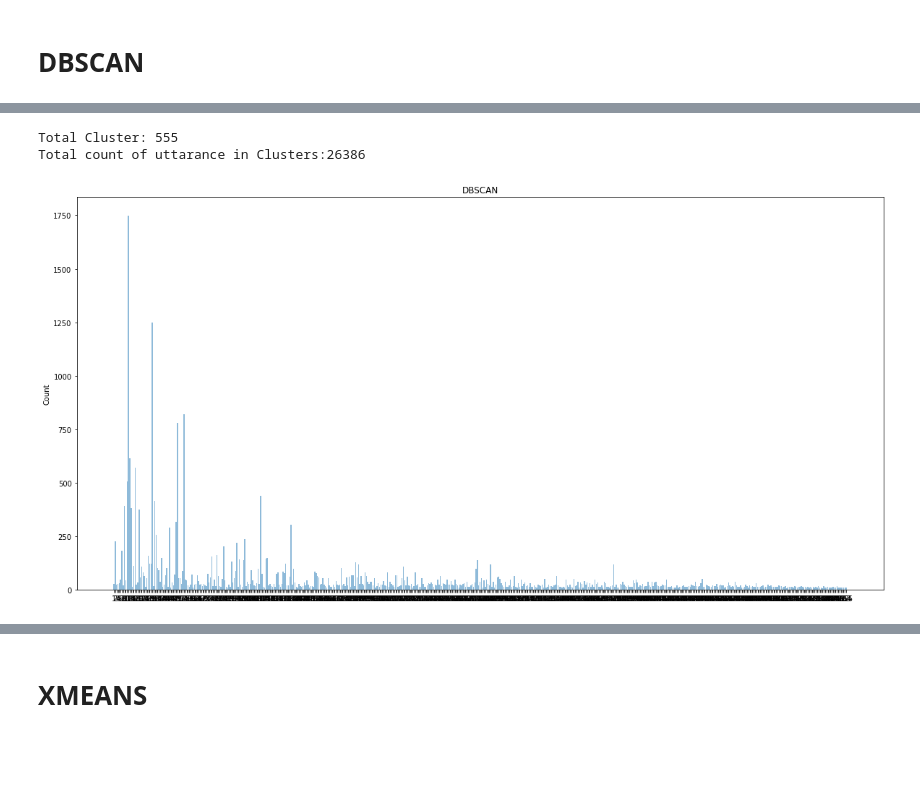
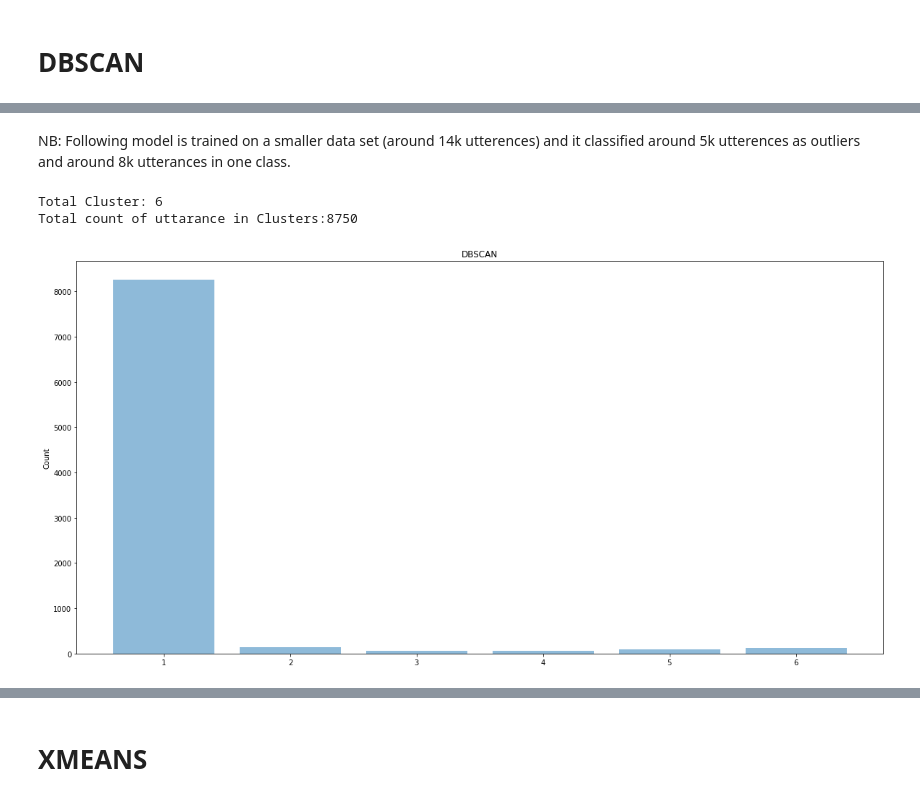
Before and after one commit to shoaib6174/MultiWOZ-Clustering, a Jupyter notebook: Multi_WOZ_Clustering.ipynb, the cells around one changed output, grey strips where cells are left out. Drawn from its saved outputs; the diff is of its cells as text; code cells hidden in the pictures; blank space fills up the shorter version.

```diff
--- a/Multi_WOZ_Clustering.ipynb
+++ b/Multi_WOZ_Clustering.ipynb
@@ -216,16 +299,18 @@ data = read_sample("topic_data.txt")
+# %% [markdown]
+NB: Following model is trained on a smaller data set (around 14k utterences) and it classified around 5k utterences as outliers and around 8k utterances in one class.
 # %%
-eps = .1
-neighbors = 10
+eps = 0.4
+neighbors = 50
 
 dbscan_instance = dbscan(data, eps, neighbors);
 dbscan_instance.process();
 clusters = dbscan_instance.get_clusters();
 
 #histogram
 show_hist(clusters, "DBSCAN")
 # %% [output]
-Total Cluster: 555
-Total count of uttarance in Clusters:26386
+Total Cluster: 6
+Total count of uttarance in Clusters:8750
-[figure, old version]
+[figure, new version]
 # %% [markdown]
 # Optics
```
Also changed, not shown: parts of 30 cells of this notebook.
